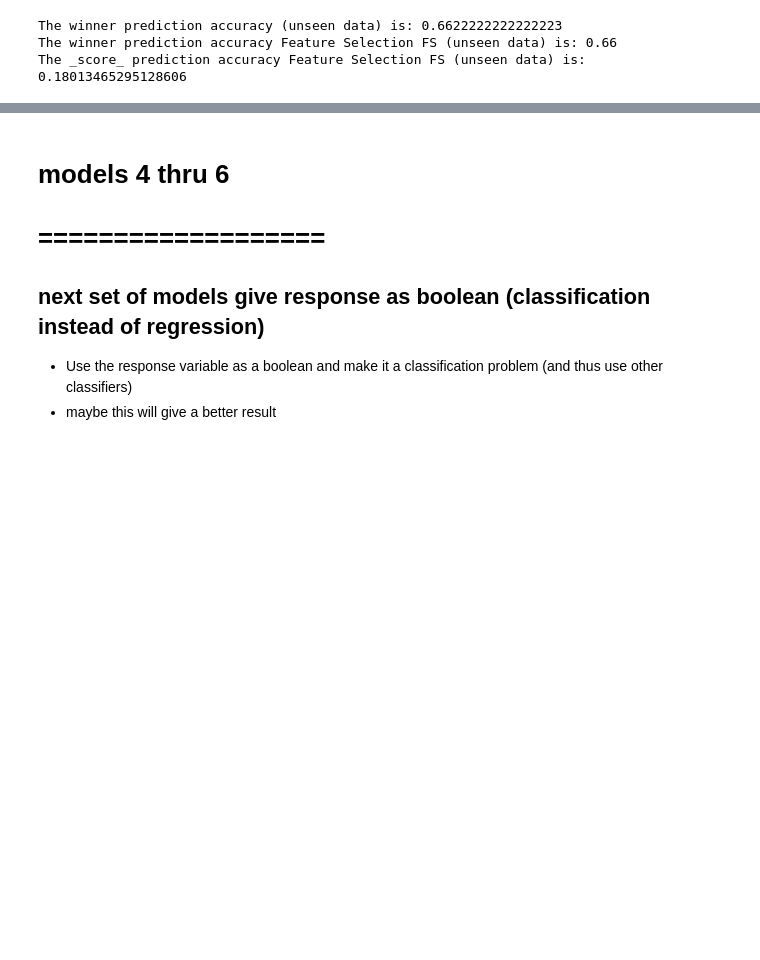
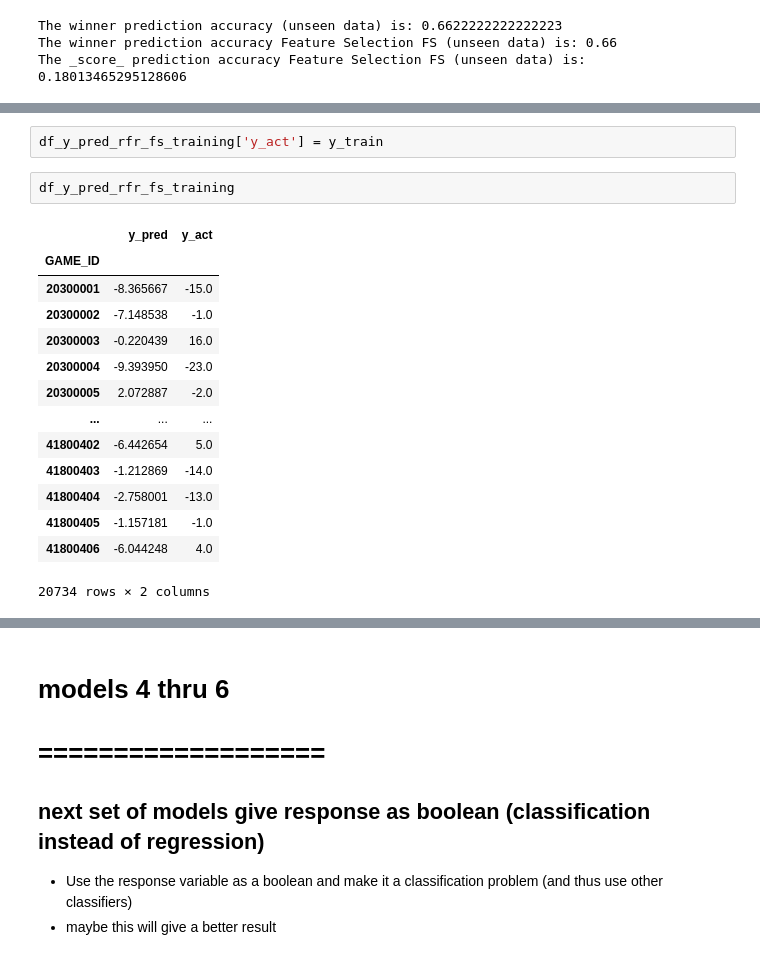
Before and after one commit to JayWang64/SpringboardDS, a Jupyter notebook: 10.6.1 - Capstone In Depth/_4 in depth - model.ipynb, the cells around one changed output, grey strips where cells are left out. Saved outputs shown, nothing was run; the diff lists cells and outputs as text; blank space fills up the shorter version.

```diff
--- a/10.6.1 - Capstone In Depth/_4 in depth - model.ipynb
+++ b/10.6.1 - Capstone In Depth/_4 in depth - model.ipynb
@@ -683,0 +751,19 @@ The _score_ prediction accuracy Feature Selection FS (unseen data) is: 0.1801346
+# %%
+df_y_pred_rfr_fs_training['y_act'] = y_train
+# %%
+df_y_pred_rfr_fs_training
+# %% [output]
+|  | y_pred | y_act |
+| GAME_ID |  |  |
+| 20300001 | -8.365667 | -15.0 |
+| 20300002 | -7.148538 | -1.0 |
+| 20300003 | -0.220439 | 16.0 |
+| 20300004 | -9.393950 | -23.0 |
+| 20300005 | 2.072887 | -2.0 |
+| ... | ... | ... |
+| 41800402 | -6.442654 | 5.0 |
+| 41800403 | -1.212869 | -14.0 |
+| 41800404 | -2.758001 | -13.0 |
+| 41800405 | -1.157181 | -1.0 |
+| 41800406 | -6.044248 | 4.0 |
+20734 rows × 2 columns
```
Also changed, not shown: parts of 19 cells of this notebook.
